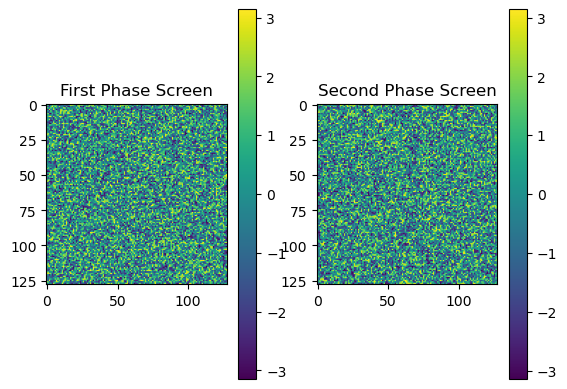
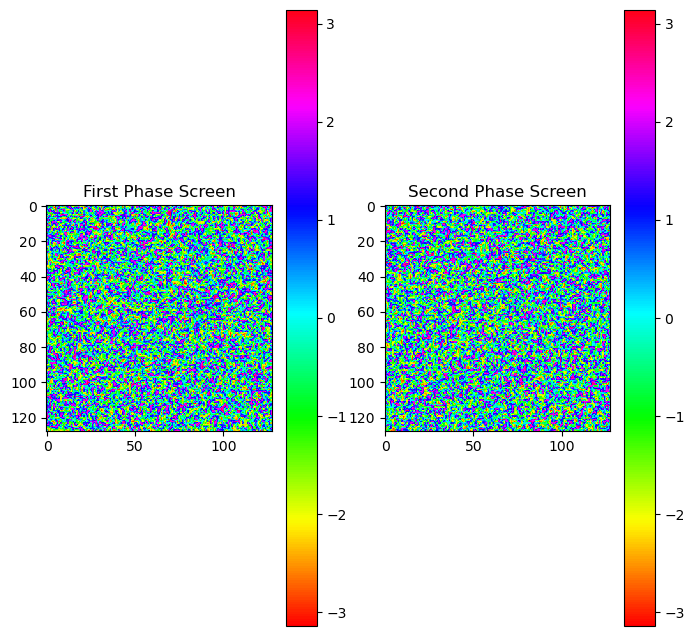
The change to this notebook cell's code, shown as a diff; its figure went from the first image to the second:
--- before
+++ after
@@ -1,3 +1,5 @@
-instance_name = 'oam_same_int_diff_phase'
+import pickle
+
+instance_name = 'first_trial'
 
 with open(f"best_phases/{instance_name}.pkl", 'rb') as file:
@@ -8,12 +10,12 @@
 phaseScreenDos = np.exp(1j*phase_out[1,:,:])
 
-fig, ax = plt.subplots(1,2)
+fig, ax = plt.subplots(1,2, figsize=(8,8))
 
-first = ax[0].imshow(np.angle(phaseScreenUno))
+first = ax[0].imshow(np.angle(phaseScreenUno), cmap='hsv')
 ax[0].set_title("First Phase Screen")
 c1 = fig.colorbar(first, ax=ax[0])
 
 
-second = ax[1].imshow(np.angle(phaseScreenDos))
+second = ax[1].imshow(np.angle(phaseScreenDos), cmap='hsv')
 ax[1].set_title("Second Phase Screen")
 c2 = fig.colorbar(second, ax=ax[1])

Commit: added a few more genetic parameters